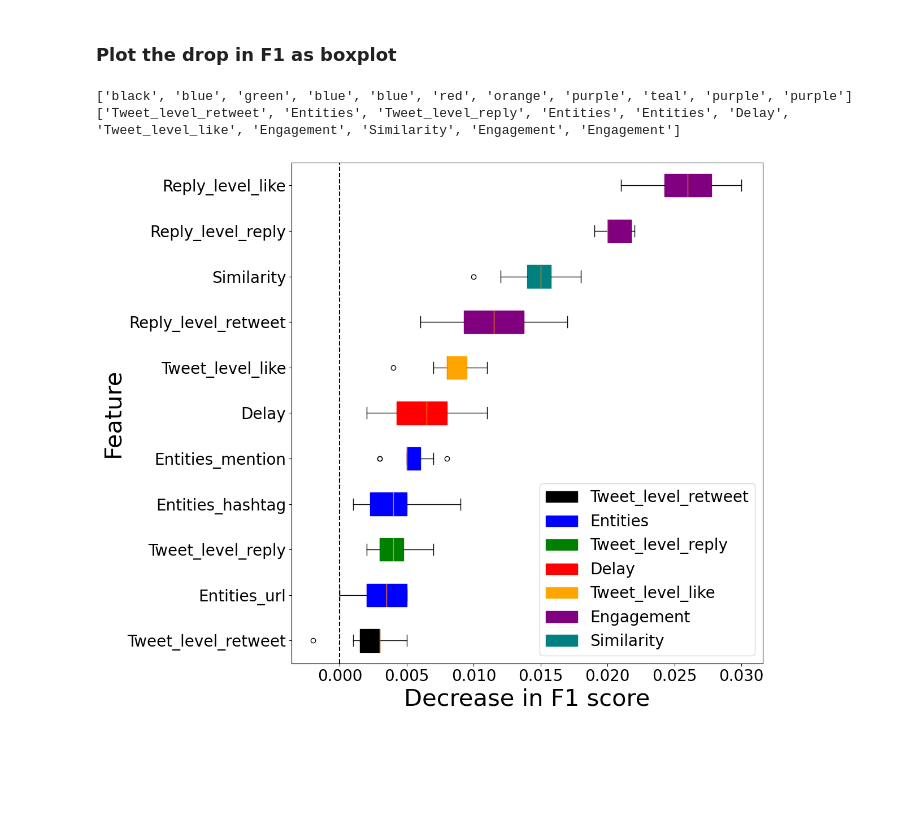
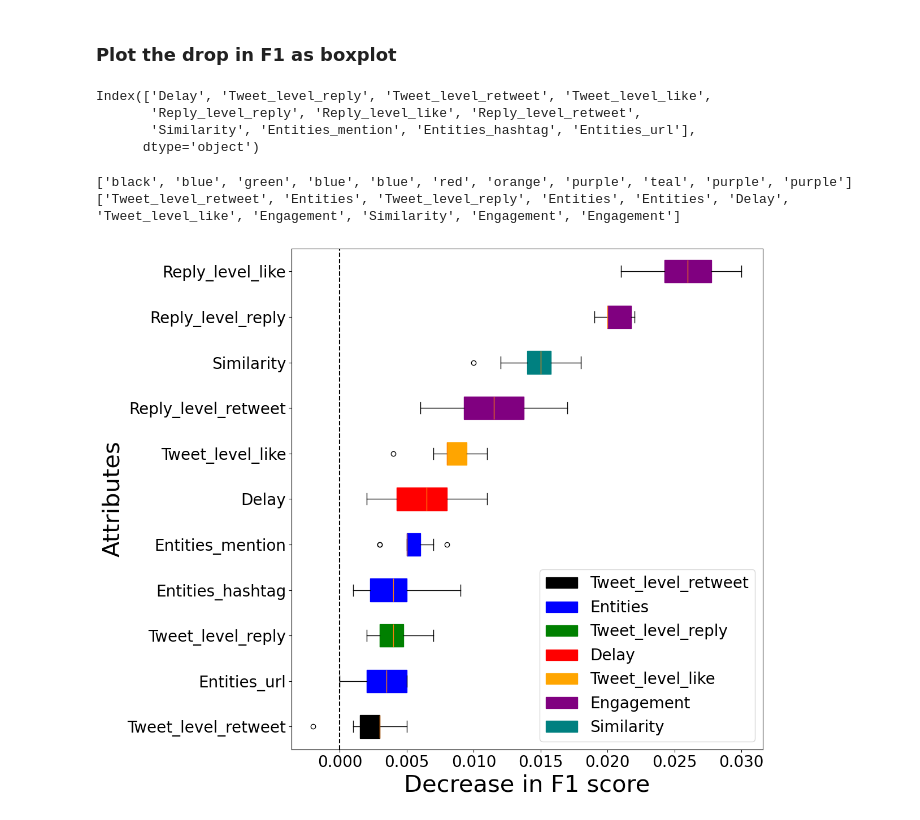
Before and after one commit to osome-iu/io-coordinated-replies, a Jupyter notebook: RQ2/4_feature_importance_group.ipynb, the cells around one changed output. Cells and saved outputs as stored; diff of their text form; code cells hidden in the pictures; blank space fills up the shorter version.

```diff
--- a/RQ2/4_feature_importance_group.ipynb
+++ b/RQ2/4_feature_importance_group.ipynb
@@ -340,6 +340,19 @@ for key in all_data:
 df_test_imp.to_pickle('./../results/tweet_classifier_permutation_test.pkl.gz')
 # %% [markdown]
 ### **Plot the drop in F1 as boxplot**
+# %%
+df_test_imp = pd.read_pickle('./../results/tweet_classifier_permutation_test.pkl.gz')
+# %%
+df_test_imp.columns
+# %% [output]
+Index(['Delay', 'Tweet_level_reply', 'Tweet_level_retweet', 'Tweet_level_like',
+       'Reply_level_reply', 'Reply_level_like', 'Reply_level_retweet',
+       'Similarity', 'Entities_mention', 'Entities_hashtag', 'Entities_url'],
+      dtype='object')
+# %%
+all_data = {}
+for key in df_test_imp.columns:
+    all_data[key] = df_test_imp[key]
 # %%
 def assign_color(org_labels):
     '''
@@ -458,26 +471,26 @@ warnings.filterwarnings('ignore')
 # %%
 fig, ax = plt.subplots(figsize=(12, 10))
 
 ax, labels = plot_feature_importance(all_data,
                            ax
                            )
 
 ax.set_xlabel("Decrease in F1 score", fontsize=30)
-ax.set_ylabel("Feature", fontsize=30)
+ax.set_ylabel("Attributes", fontsize=30)
 
 plt.yticks(fontsize=20)
 plt.xticks(fontsize=20)
 
 ax.figure.tight_layout()
 
 filename = f'./../plots/tweet_classifier_feature_importance.png'
 
 fig.savefig(filename,
       facecolor='white',
       transparent=False
            )
 plt.show()
 # %% [output]
 ['black', 'blue', 'green', 'blue', 'blue', 'red', 'orange', 'purple', 'teal', 'purple', 'purple']
 ['Tweet_level_retweet', 'Entities', 'Tweet_level_reply', 'Entities', 'Entities', 'Delay', 'Tweet_level_like', 'Engagement', 'Similarity', 'Engagement', 'Engagement']
-[figure, old version]
+[figure, new version]
```
Also changed, not shown: 2 other files.
